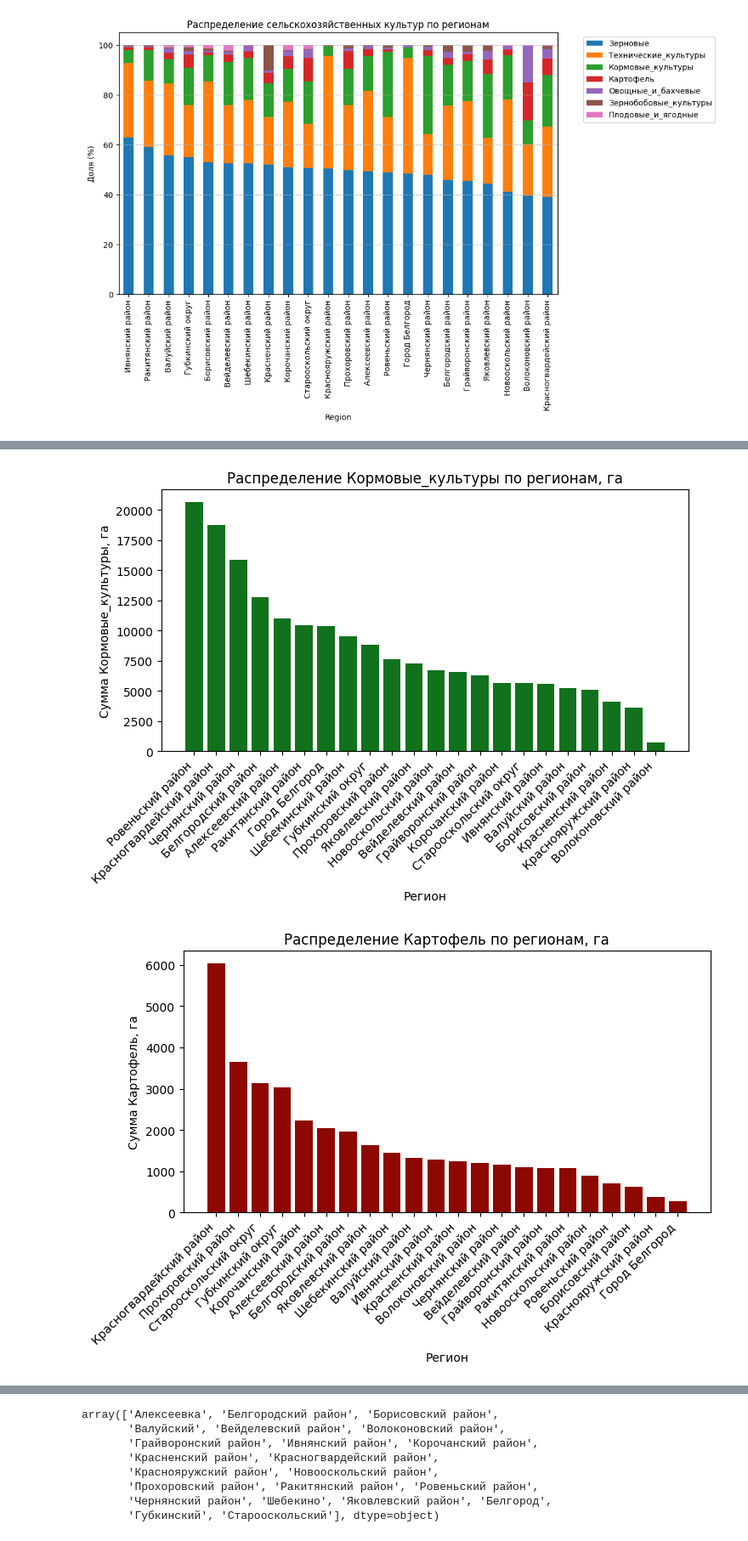
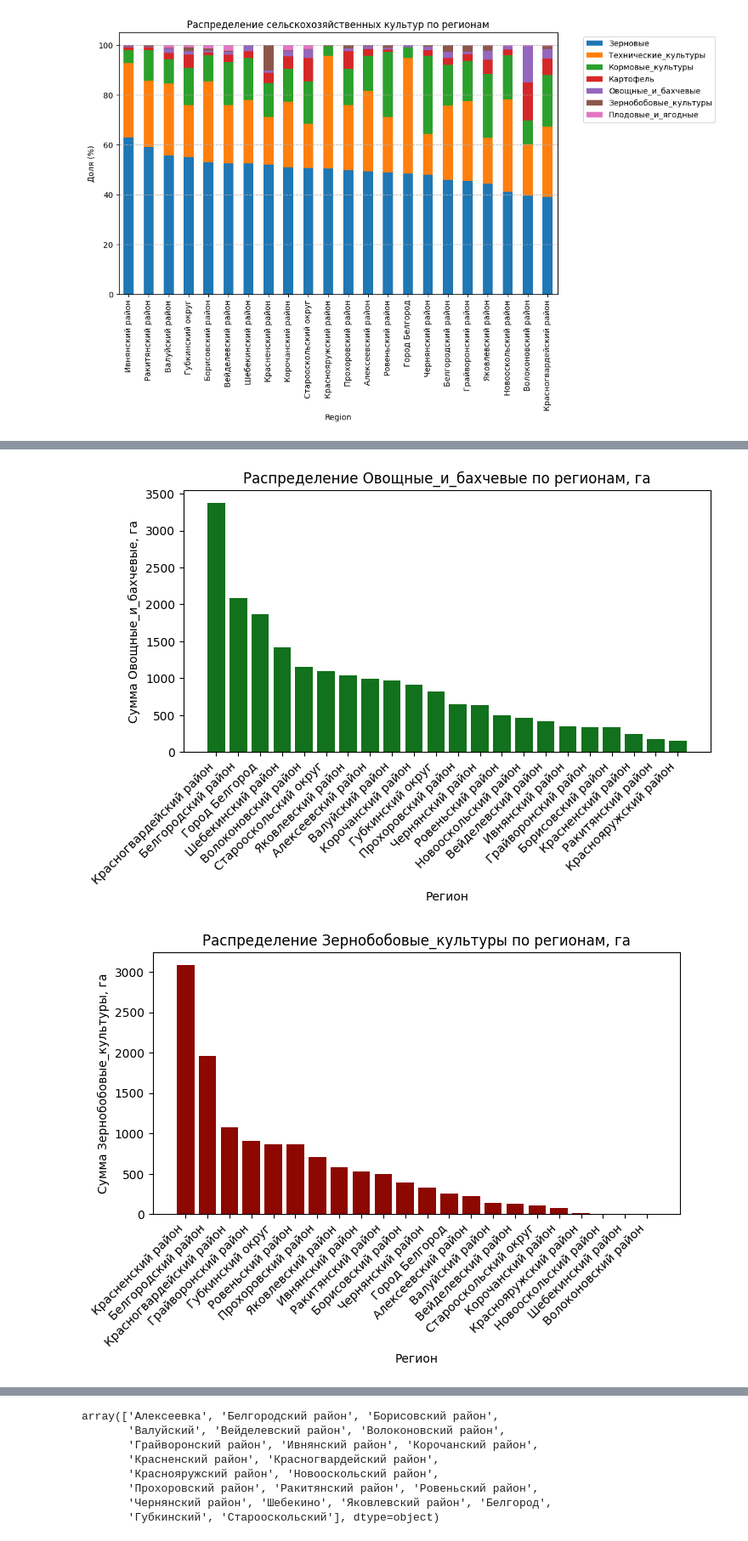
Before and after one commit to SergeyHSE/RegionAnalysis.github.io, a Jupyter notebook: RegionAnalysis.ipynb, the cells around one changed output, grey strips where cells are left out. Shown at 85% size. Cells and saved outputs as stored; diff of their text form; code cells hidden in the pictures.

```diff
--- a/RegionAnalysis.ipynb
+++ b/RegionAnalysis.ipynb
@@ -534,7 +534,7 @@ plt.show()
 # %% [output]
 [figure]
 # %%
-selected_columns = ['Зерновые', 'Технические_культуры', 'Кормовые_культуры', 'Картофель',
+selected_columns = ['Технические_культуры', 'Картофель',
                      'Овощные_и_бахчевые', 'Зернобобовые_культуры', 'Плодовые_и_ягодные', 'Region']
 
 df_grouped = data[selected_columns].groupby('Region').sum()
@@ -556,2 +556,2 @@ for i, culture in enumerate(df_grouped.columns):
-[figure, old version]
+[figure, new version]
-[figure, old version]
+[figure, new version]
```
Also changed, not shown: parts of 2 cells of this notebook.
